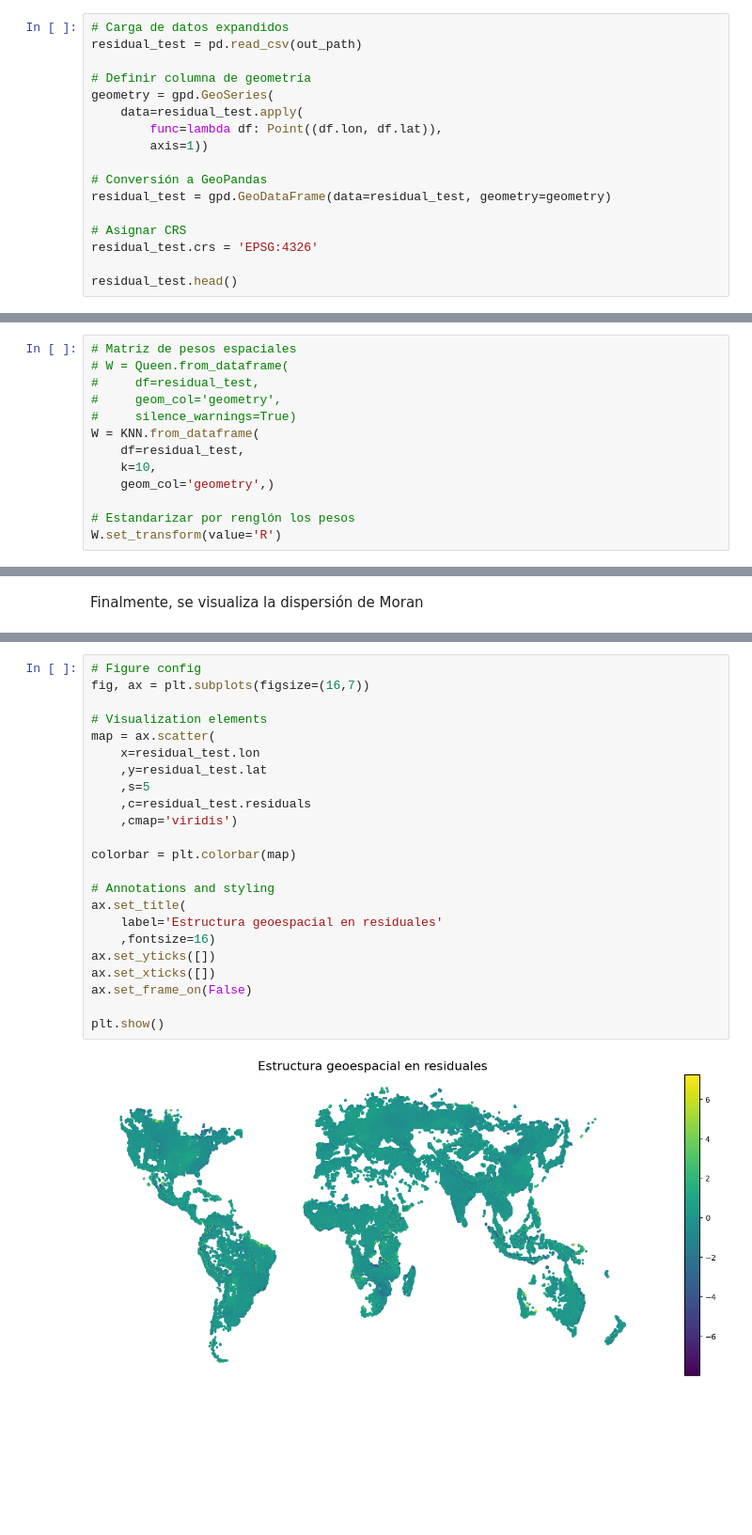
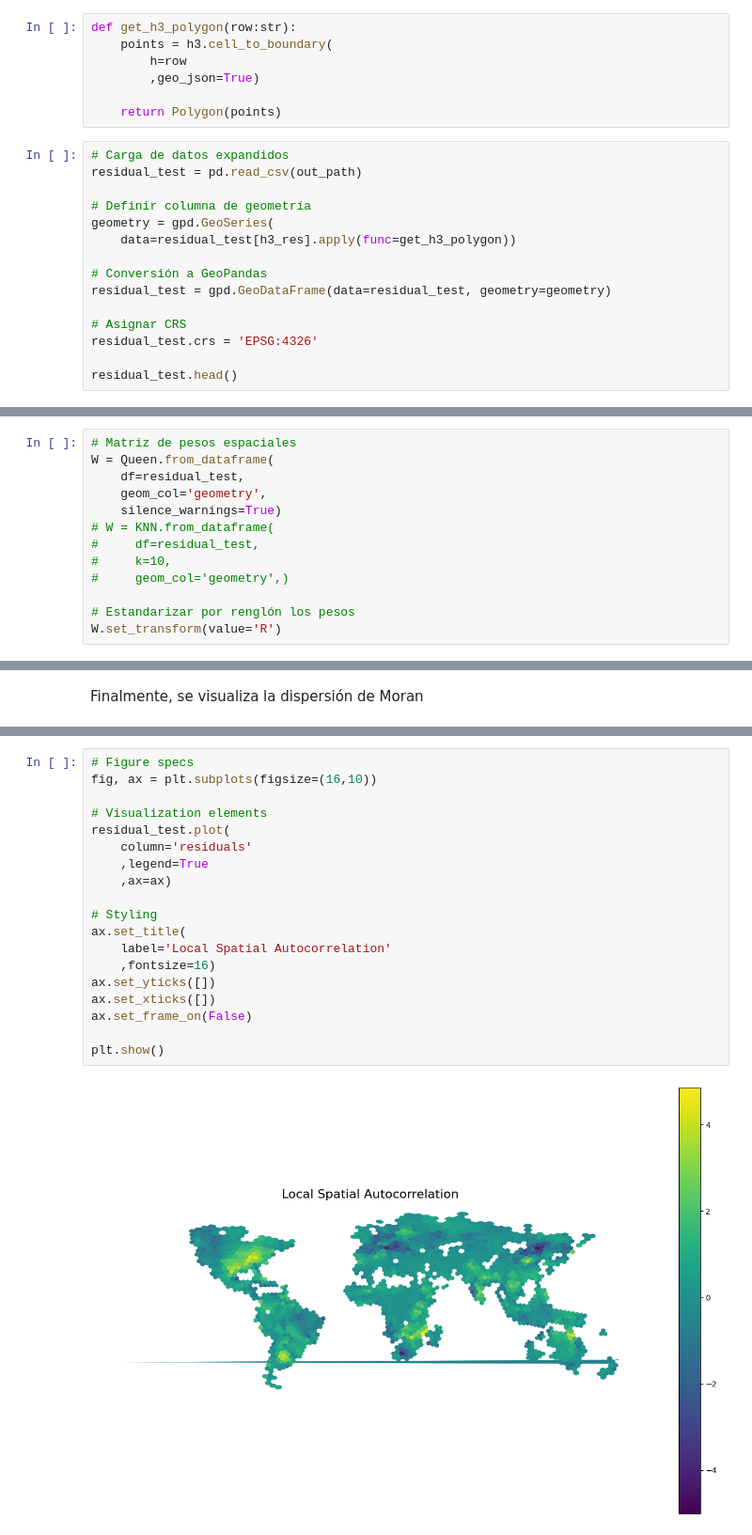
Before and after one commit to CAMM961001/estancia, a Jupyter notebook: notebooks/01_ols_regression.ipynb, the cells around one changed output, grey strips where cells are left out. Shown at 94% size. Saved outputs shown, nothing was run; the diff lists cells and outputs as text; blank space fills up the shorter version.

```diff
--- a/notebooks/01_ols_regression.ipynb
+++ b/notebooks/01_ols_regression.ipynb
@@ -231,12 +327,17 @@ Carga de datos expandidos leyendo el archivo de salida del modelo
+# %%
+def get_h3_polygon(row:str):
+    points = h3.cell_to_boundary(
+        h=row
+        ,geo_json=True)
+
+    return Polygon(points)
 # %%
 # Carga de datos expandidos
 residual_test = pd.read_csv(out_path)
 
 # Definir columna de geometría
 geometry = gpd.GeoSeries(
-    data=residual_test.apply(
-        func=lambda df: Point((df.lon, df.lat)),
-        axis=1))
+    data=residual_test[h3_res].apply(func=get_h3_polygon))
 
 # Conversión a GeoPandas
 residual_test = gpd.GeoDataFrame(data=residual_test, geometry=geometry)
@@ -274,13 +360,13 @@ Name: geometry, Length: 31407, dtype: geometry
 # %%
 # Matriz de pesos espaciales
-# W = Queen.from_dataframe(
+W = Queen.from_dataframe(
+    df=residual_test,
+    geom_col='geometry',
+    silence_warnings=True)
+# W = KNN.from_dataframe(
 #     df=residual_test,
-#     geom_col='geometry',
-#     silence_warnings=True)
-W = KNN.from_dataframe(
-    df=residual_test,
-    k=10,
-    geom_col='geometry',)
+#     k=10,
+#     geom_col='geometry',)
 
 # Estandarizar por renglón los pesos
 W.set_transform(value='R')
@@ -340,25 +423,21 @@ plt.show()
 # %%
-# Figure config
-fig, ax = plt.subplots(figsize=(16,7))
+# Figure specs
+fig, ax = plt.subplots(figsize=(16,10))
 
 # Visualization elements
-map = ax.scatter(
-    x=residual_test.lon
-    ,y=residual_test.lat
-    ,s=5
-    ,c=residual_test.residuals
-    ,cmap='viridis')
+residual_test.plot(
+    column='residuals'
+    ,legend=True
+    ,ax=ax)
 
-colorbar = plt.colorbar(map)
-
-# Annotations and styling
+# Styling
 ax.set_title(
-    label='Estructura geoespacial en residuales'
+    label='Local Spatial Autocorrelation'
     ,fontsize=16)
 ax.set_yticks([])
 ax.set_xticks([])
 ax.set_frame_on(False)
 
 plt.show()
 # %% [output]
-[figure, old version]
+[figure, new version]
```
Also changed, not shown: parts of 32 cells of this notebook, 1 other file.
